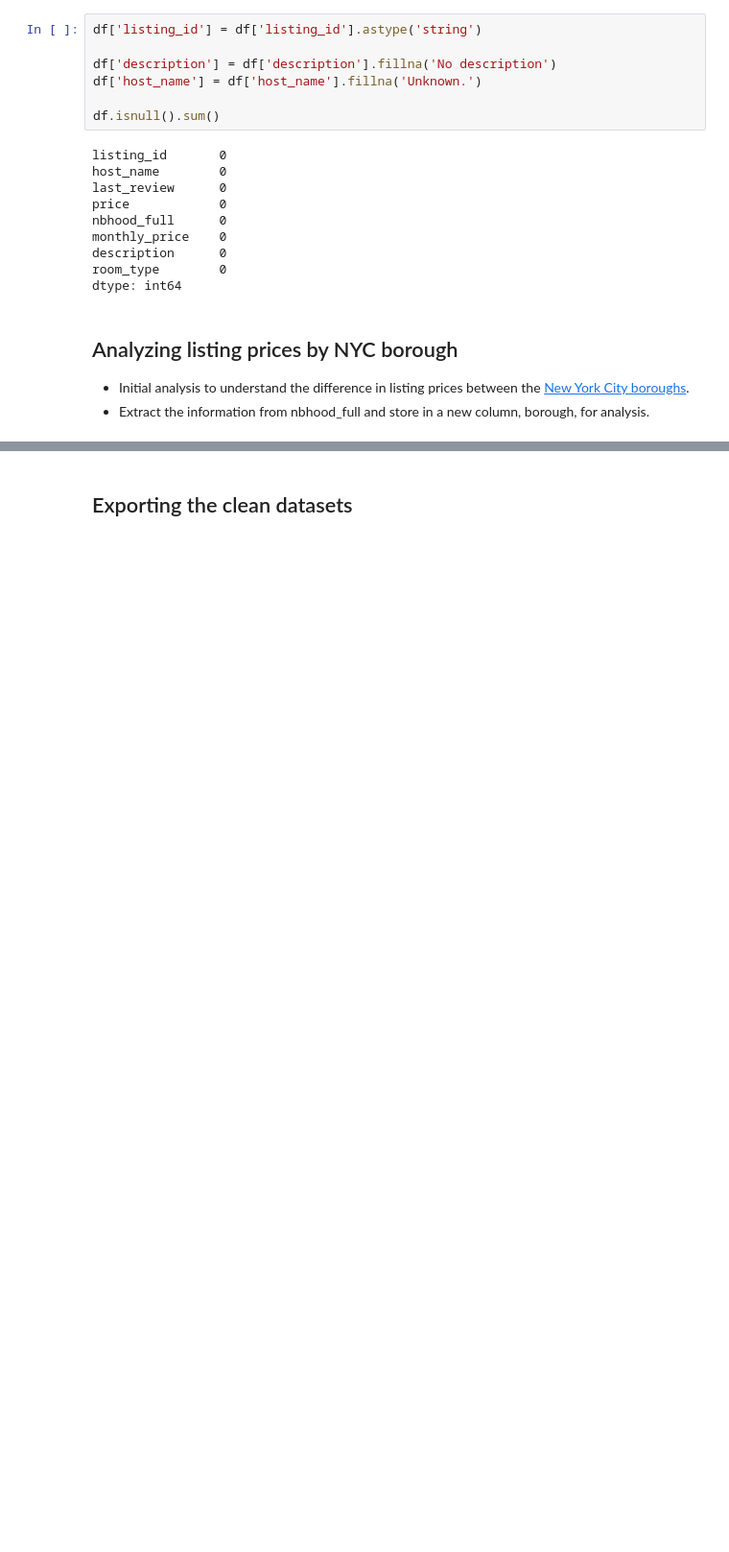
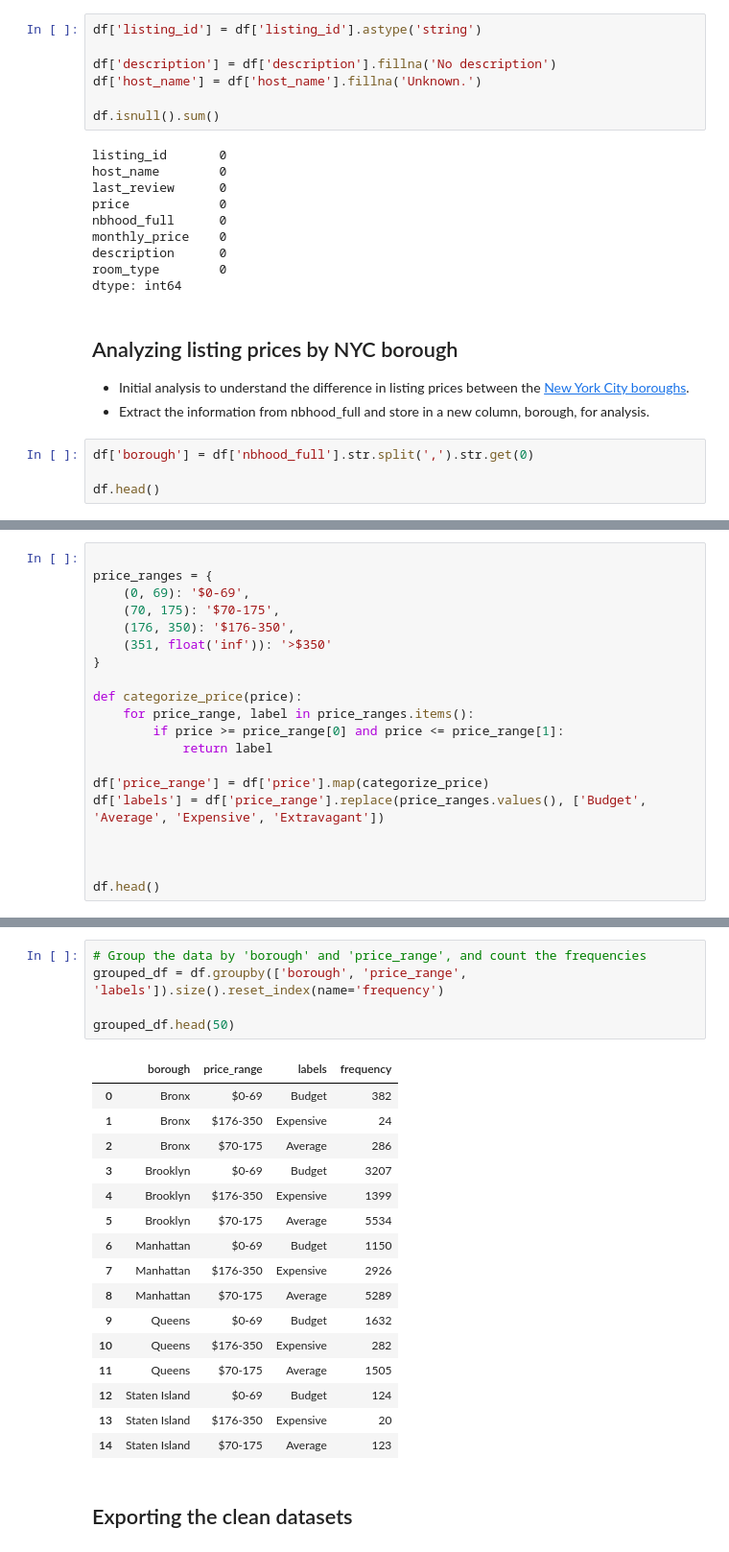
Before and after one commit to caracfinlay/Pillow_palooza, a Jupyter notebook: pillow_palooza_data_wrangling.ipynb, the cells around one changed output, grey strips where cells are left out. Shown at 96% size. Drawn from its saved outputs; the diff is of its cells as text; blank space fills up the shorter version.

Commit message:
final data cleaning.

```diff
--- a/pillow_palooza_data_wrangling.ipynb
+++ b/pillow_palooza_data_wrangling.ipynb
@@ -335,3 +335,7 @@ dtype: int64
 
 * Initial analysis to understand the difference in listing prices between the [New York City boroughs](https://en.wikipedia.org/wiki/Boroughs_of_New_York_City).
 * Extract the information from nbhood_full  and store in a new column, borough, for analysis.
+# %%
+df['borough'] = df['nbhood_full'].str.split(',').str.get(0)
+
+df.head()
@@ -352,0 +355,20 @@ dtype: int64
+# %%
+
+price_ranges = {
+    (0, 69): '$0-69',
+    (70, 175): '$70-175',
+    (176, 350): '$176-350',
+    (351, float('inf')): '>$350'
+}
+
+def categorize_price(price):
+    for price_range, label in price_ranges.items():
+        if price >= price_range[0] and price <= price_range[1]:
+            return label
+
+df['price_range'] = df['price'].map(categorize_price)
+df['labels'] = df['price_range'].replace(price_ranges.values(), ['Budget', 'Average', 'Expensive', 'Extravagant'])
+
+
+
+df.head()
@@ -353,2 +392,24 @@ dtype: int64
+# %%
+# Group the data by 'borough' and 'price_range', and count the frequencies
+grouped_df = df.groupby(['borough', 'price_range', 'labels']).size().reset_index(name='frequency')
+
+grouped_df.head(50)
+# %% [output]
+|  | borough | price_range | labels | frequency |
+| 0 | Bronx | $0-69 | Budget | 382 |
+| 1 | Bronx | $176-350 | Expensive | 24 |
+| 2 | Bronx | $70-175 | Average | 286 |
+| 3 | Brooklyn | $0-69 | Budget | 3207 |
+| 4 | Brooklyn | $176-350 | Expensive | 1399 |
+| 5 | Brooklyn | $70-175 | Average | 5534 |
+| 6 | Manhattan | $0-69 | Budget | 1150 |
+| 7 | Manhattan | $176-350 | Expensive | 2926 |
+| 8 | Manhattan | $70-175 | Average | 5289 |
+| 9 | Queens | $0-69 | Budget | 1632 |
+| 10 | Queens | $176-350 | Expensive | 282 |
+| 11 | Queens | $70-175 | Average | 1505 |
+| 12 | Staten Island | $0-69 | Budget | 124 |
+| 13 | Staten Island | $176-350 | Expensive | 20 |
+| 14 | Staten Island | $70-175 | Average | 123 |
 # %% [markdown]
 ## Exporting the clean datasets
```
Also changed, not shown: parts of 4 cells of this notebook.
